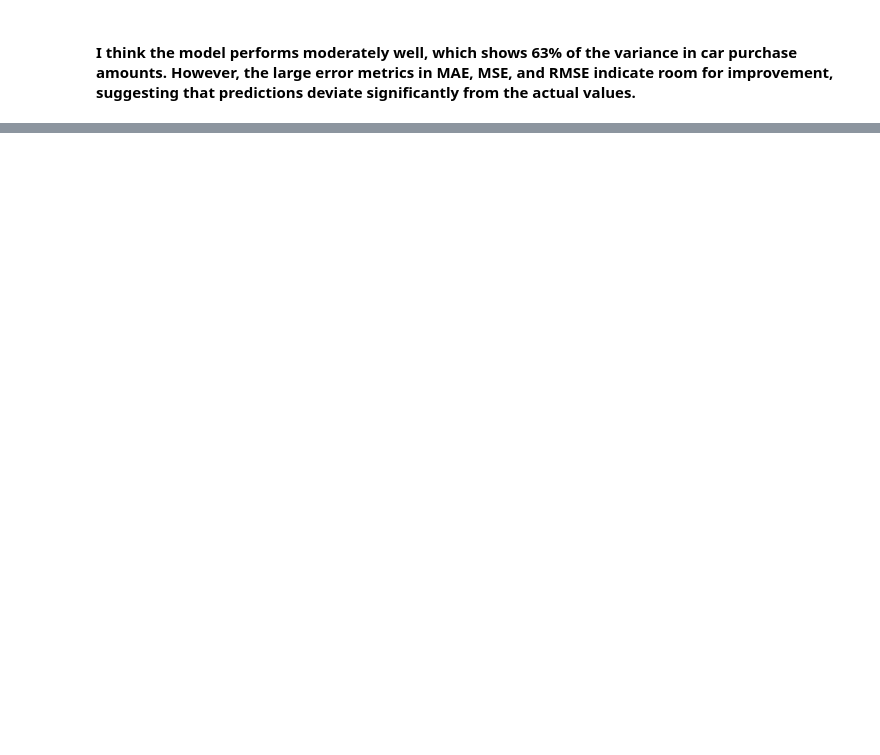
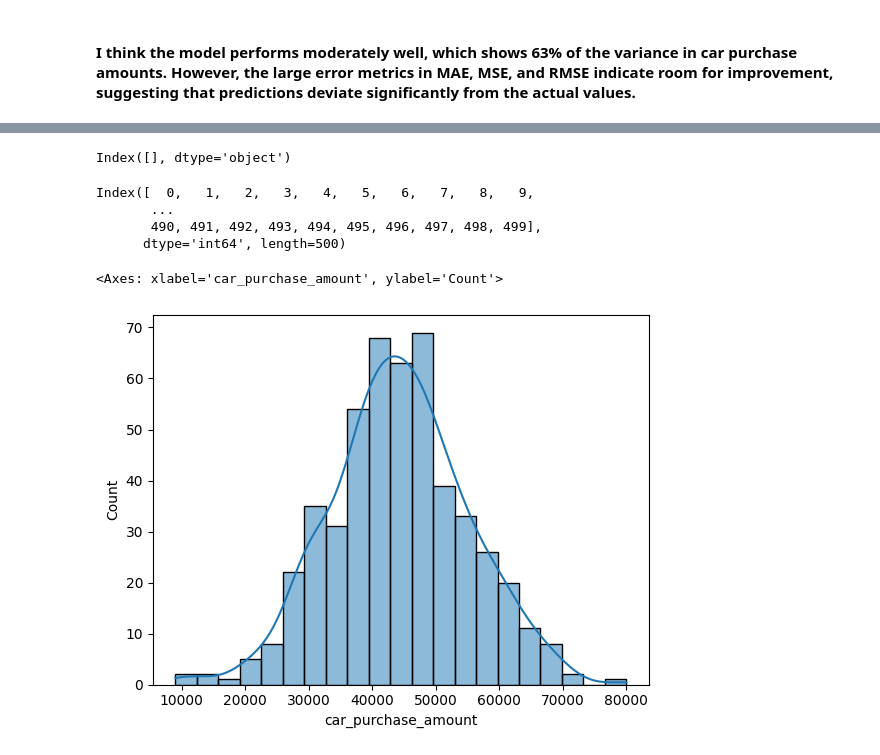
Before and after one commit to adewunmi2/AdvDataAnalytics2024, a Jupyter notebook: ExerciseProject3/Ex_classification_autoencoders.ipynb, the cells around one changed output, grey strips where cells are left out. Drawn from its saved outputs; the diff is of its cells as text; code cells hidden in the pictures; blank space fills up the shorter version.

```diff
--- a/ExerciseProject3/Ex_classification_autoencoders.ipynb
+++ b/ExerciseProject3/Ex_classification_autoencoders.ipynb
@@ -334,0 +373,35 @@ Explained variance score:
+# %%
+from sklearn.preprocessing import KBinsDiscretizer
+from imblearn.over_sampling import SMOTE
+import pandas as pd
+
+# Bin the 'car_purchase_amount' column into categories (e.g., 5 bins)
+n_bins = 5  # Number of bins
+binning = KBinsDiscretizer(n_bins=n_bins, encode='ordinal', strategy='quantile')
+y_binned = binning.fit_transform(df[target].values.reshape(-1, 1)).flatten()  # Flatten to 1D array
+
+# Add the binned target column to the DataFrame
+df['binned_car_purchase_amount'] = y_binned
+
+# Check the distribution of the binned target variable before resampling
+bin_counts = df['binned_car_purchase_amount'].value_counts()
+print("Bin counts before resampling:")
+print(bin_counts)
+
+# Create the SMOTE sampling strategy based on bin counts
+strategy = {bin_label: max(bin_counts) for bin_label in bin_counts.index}
+
+# Apply SMOTE for oversampling
+X = df[['age', 'BasePay', 'OvertimePay', 'OtherPay', 'TotalPay', 'TotalPayBenefits', 'credit_card_debt', 'net_worth']]
+y = df['binned_car_purchase_amount']
+
+smote = SMOTE(sampling_strategy=strategy, random_state=42)
+X_resampled, y_resampled = smote.fit_resample(X, y)
+
+# Convert the resampled data into a DataFrame
+df_resampled = pd.DataFrame(X_resampled, columns=X.columns)
+df_resampled['binned_car_purchase_amount'] = y_resampled
+
+# Check the resampled dataset
+print("Resampled dataset:")
+print(df_resampled['binned_car_purchase_amount'].value_counts())
@@ -334,0 +425,19 @@ Explained variance score:
+# %%
+# combine dataframes, which have the original data + newly generated data
+df = pd.concat([df, df_resampled])
+# %%
+# Check for duplicate columns
+print(df.columns[df.columns.duplicated()])
+# %% [output]
+Index([], dtype='object')
+# %%
+# Check for duplicate indices
+print(df.index[df.index.duplicated()])
+# %% [output]
+Index([  0,   1,   2,   3,   4,   5,   6,   7,   8,   9,
+       ...
+       490, 491, 492, 493, 494, 495, 496, 497, 498, 499],
+      dtype='int64', length=500)
+# %%
+# Reset the index to ensure it's unique and continuous
+df = df.reset_index(drop=True)
@@ -334,0 +446,5 @@ Explained variance score:
+# %%
+sns.histplot(data=df, x="car_purchase_amount", kde=True)
+# %% [output]
+<Axes: xlabel='car_purchase_amount', ylabel='Count'>
+[figure, added]
```
Also changed, not shown: parts of 17 cells of this notebook, 1 other file.
